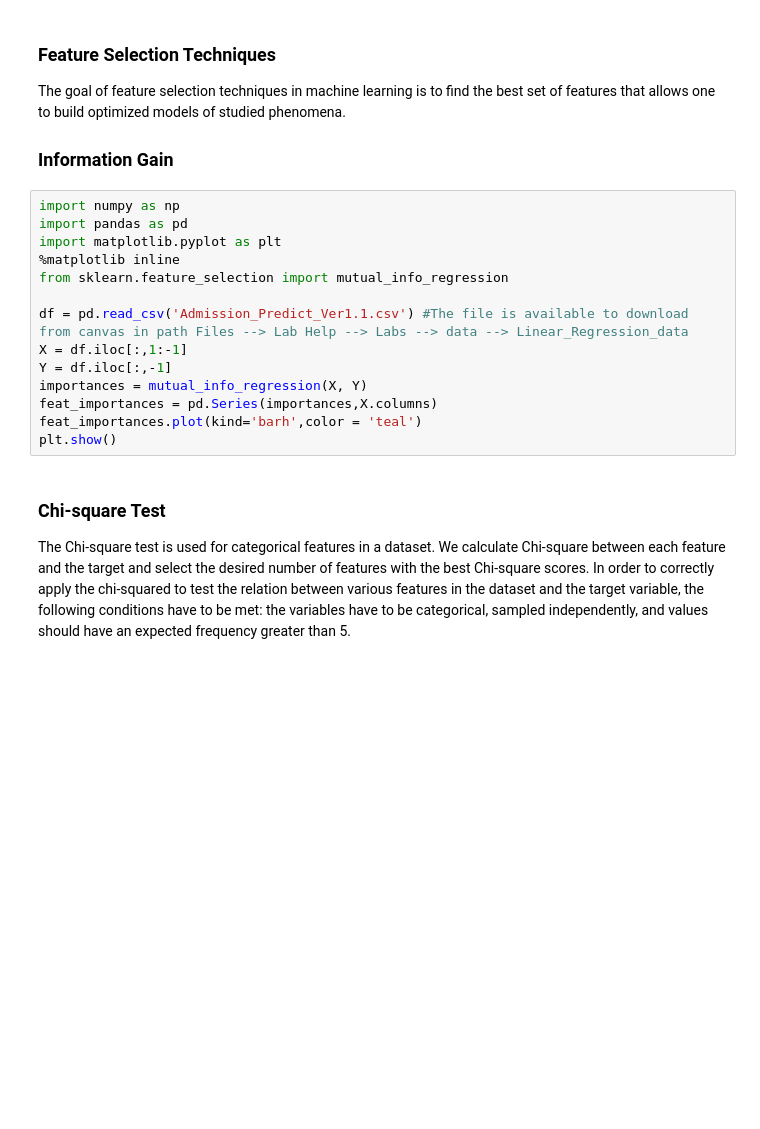
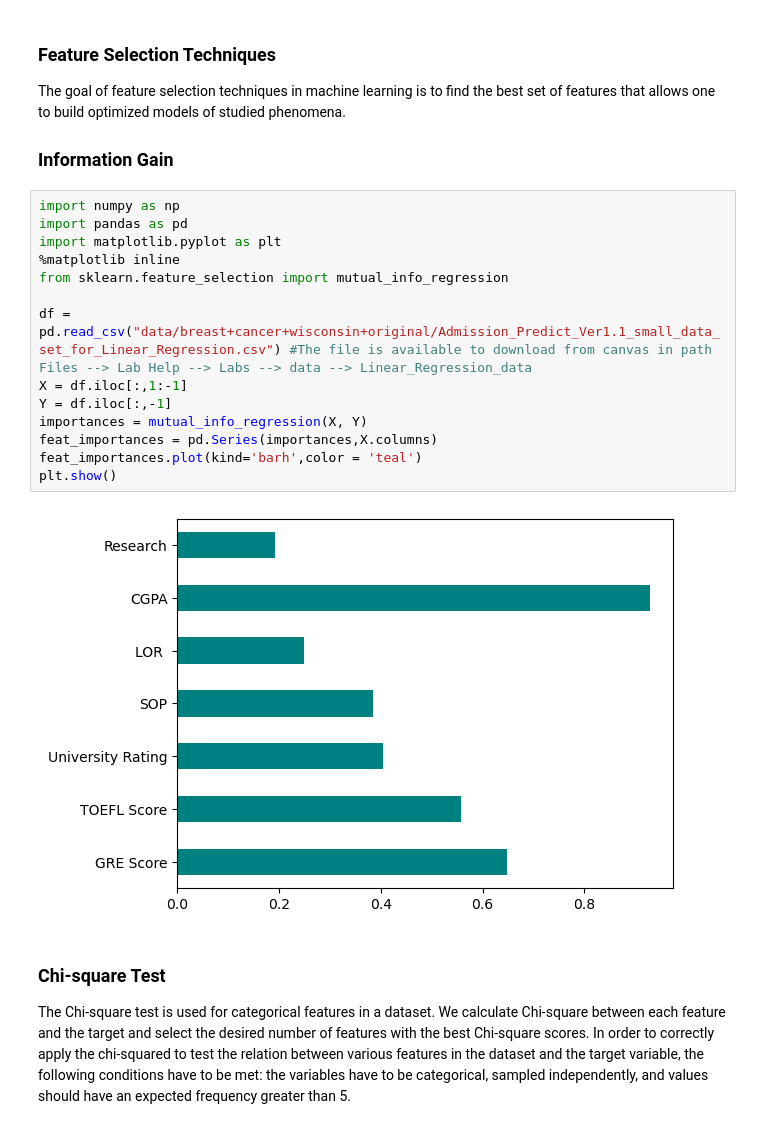
Before and after one commit to rc1inger/CSC177-DataPreprocessing, a Jupyter notebook: Tutorial_4_Data_Preprocessing.ipynb, the cells around one changed output. Saved outputs shown, nothing was run; the diff lists cells and outputs as text; blank space fills up the shorter version.

```diff
--- a/Tutorial_4_Data_Preprocessing.ipynb
+++ b/Tutorial_4_Data_Preprocessing.ipynb
@@ -871,17 +1282,19 @@ The goal of feature selection techniques in machine learning is to find the best
 # %%
 import numpy as np
 import pandas as pd
 import matplotlib.pyplot as plt
 %matplotlib inline
 from sklearn.feature_selection import mutual_info_regression
 
-df = pd.read_csv('Admission_Predict_Ver1.1.csv') #The file is available to download from canvas in path Files --> Lab Help --> Labs --> data --> Linear_Regression_data
+df = pd.read_csv("data/breast+cancer+wisconsin+original/Admission_Predict_Ver1.1_small_data_set_for_Linear_Regression.csv") #The file is available to download from canvas in path Files --> Lab Help --> Labs --> data --> Linear_Regression_data
 X = df.iloc[:,1:-1]
 Y = df.iloc[:,-1]
 importances = mutual_info_regression(X, Y)
 feat_importances = pd.Series(importances,X.columns)
 feat_importances.plot(kind='barh',color = 'teal')
 plt.show()
+# %% [output]
+[figure, added]
 # %% [markdown]
 ### Chi-square Test
 The Chi-square test is used for categorical features in a dataset. We calculate Chi-square between each feature and the target and select the desired number of features with the best Chi-square scores. In order to correctly apply the chi-squared to test the relation between various features in the dataset and the target variable, the following conditions have to be met: the variables have to be categorical, sampled independently, and values should have an expected frequency greater than 5.
```
Also changed, not shown: parts of 111 cells of this notebook, 2 other files.
